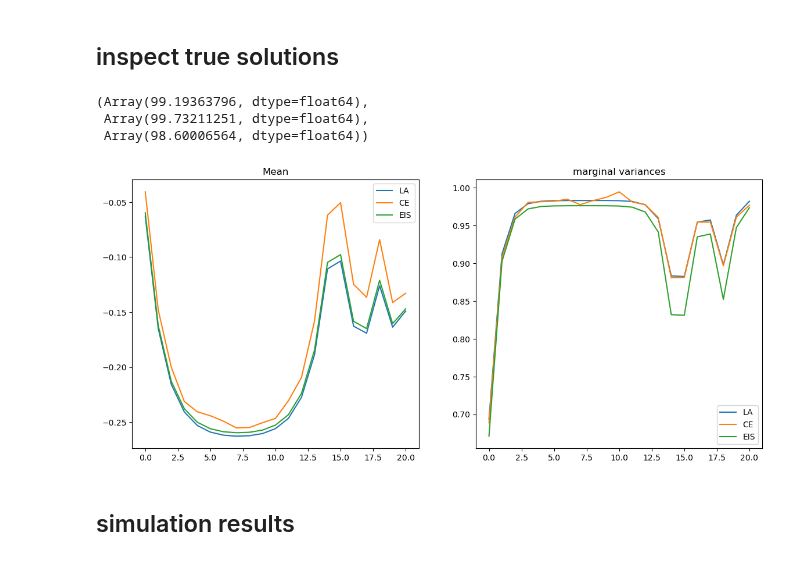
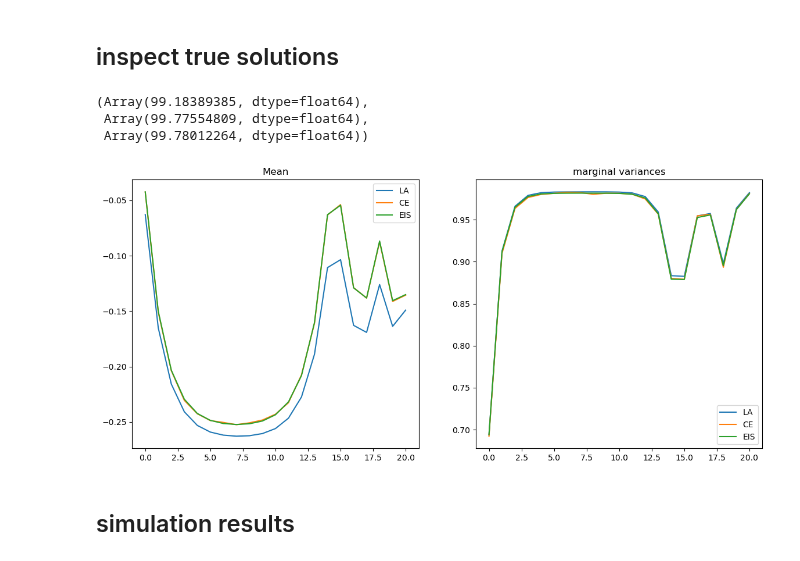
Before and after one commit to stefanheyder/dissertation, a Jupyter notebook: code/03_state_space_models/compare_ce_eis_mse.ipynb, the cells around one changed output. Cells and saved outputs as stored; diff of their text form; code cells hidden in the pictures.

Commit message:
Add simulation study and figures

```diff
--- a/code/03_state_space_models/compare_ce_eis_mse.ipynb
+++ b/code/03_state_space_models/compare_ce_eis_mse.ipynb
@@ -130,28 +133,29 @@ def ce_outcomes(N_ce, key, N_mse, true_mean, true_diag, true_off_diag, Y, x0, A,
 x0 = jnp.zeros(1)
 n = 20
 alpha = .5
-A = alpha * jnp.tile(jnp.eye(1)[None,:,:], (n, 1, 1))
+A_t = alpha * jnp.tile(jnp.eye(1)[None,:,:], (n, 1, 1))
 Sigma = (1 - alpha ** 2) * jnp.tile(jnp.eye(1)[None,:,:], (n + 1, 1, 1))
 
 # NB observations
 
 nb_model = nb_lcssm(
     x0,
-    A,
+    A_t,
     Sigma,
     jnp.tile(jnp.eye(1)[None, :,:], (n + 1, 1, 1)),
     .1
 )
-x0, A, Sigma, B, dist, xi = nb_model
+x0, A_t, Sigma, B, dist, xi = nb_model
 
 key = jrn.PRNGKey(342234)
 key, subkey = jrn.split(key)
 (X,), (Y,) = simulate_lcssm(*nb_model, 1, subkey)
 
-X_smooth, z_la, Omega_la = mode_estimation(Y, x0, A, Sigma, B, dist, xi, X, 10)
+s_init = vmap(jnp.dot)(B, X)
+X_smooth, z_la, Omega_la = mode_estimation(Y, x0, A_t, Sigma, B, dist, xi, s_init, 10)
 
 # more will result in OOMs
-N_true = int(1.5 * 1e5)
+N_true = int(1.5 * 1e6)
 N_mse = 100
 Ns = jnp.logspace(1,3.5,10).astype(jnp.int32)
 # %% [markdown]
@@ -190,7 +194,7 @@ results_la = pd.concat([
 # %%
 key, subkey = jrn.split(key)
 true_z_eis, true_omega_eis = modified_efficient_importance_sampling(
-    Y, x0, A, Sigma, B, xi, dist, z_la, Omega_la, 1, N_true, subkey,
+    Y, x0, A_t, Sigma, B, xi, dist, z_la, Omega_la, 1, N_true, subkey,
 )
 # %%
 single_N_run_eis = partial(
@@ -205,10 +209,17 @@ results_eis = pd.concat([
 ## CE simulation
 # %%
 key, subkey = jrn.split(key)
-samples_la, log_weights_la = lcssm_importance_sampling(Y, x0, A, Sigma, B, dist, xi, z_la, Omega_la, N_true, subkey)
+samples_la, log_weights_la = lcssm_importance_sampling(
+    Y, x0, A_t, Sigma, B, dist, xi, z_la, Omega_la, N_true, subkey
+)
 
 key, subkey = jrn.split(key)
-(true_diag, true_off_diag, true_mu), (_, log_weights_ce), _ = ce_cholesky_precision(Y, x0, A, Sigma, B, xi, dist, samples_la, log_weights_la, 1, N_true, subkey)
+initial_mean, (initial_diag, initial_off_diag) = forward_model_markov_process(z_la, x0, A_t, B, Sigma, Omega_la)
+# getting XLA error otherwise
+with jax.default_device(jax.devices("cpu")[0]):
+    (true_diag, true_off_diag, true_mu), (_, log_weights_ce), _ = ce_cholesky_precision(
+        Y, x0, A_t, Sigma, B, xi, dist, initial_mean, initial_diag, initial_off_diag, 1, N_true, subkey
+    )
 # %%
 single_N_run_ce = partial(
     ce_outcomes,
@@ -221,33 +232,33 @@ results_ce = pd.concat([
 # %% [markdown]
 ## inspect true solutions
 # %%
-_, log_weights_eis = lcssm_importance_sampling(Y, x0, A, Sigma, B, dist, xi, true_z_eis, true_omega_eis, N_true, subkey)
+_, log_weights_eis = lcssm_importance_sampling(Y, x0, A_t, Sigma, B, dist, xi, true_z_eis, true_omega_eis, N_true, subkey)
 ess_pct(log_weights_la), ess_pct(log_weights_ce), ess_pct(log_weights_eis)
 # %% [output]
-(Array(99.19363796, dtype=float64),
- Array(99.73211251, dtype=float64),
- Array(98.60006564, dtype=float64))
+(Array(99.18389385, dtype=float64),
+ Array(99.77554809, dtype=float64),
+ Array(99.78012264, dtype=float64))
 # %%
 ce_true_mu, ce_true_var = marginals(true_mu, true_diag, true_off_diag)
-eis_true_mu, eis_true_var = eis_marginals(x0, A, Sigma, B, true_z_eis, true_omega_eis)
-la_mu, la_var = eis_marginals(x0, A, Sigma, B, z_la, Omega_la)
+eis_true_mu, eis_true_var = eis_marginals(x0, A_t, Sigma, B, true_z_eis, true_omega_eis)
+la_mu, la_var = eis_marginals(x0, A_t, Sigma, B, z_la, Omega_la)
 
 
 fig, axs = plt.subplots(1,2, figsize=(14,6))
 
 axs[0].set_title("Mean")
 axs[0].plot(la_mu[:,0], label="LA")
 axs[0].plot(ce_true_mu[:,0], label="CE")
 axs[0].plot(eis_true_mu[:,0], label="EIS")
 axs[0].legend()
 axs[1].set_title("marginal variances")
 axs[1].plot(la_var[:,0], label="LA")
 axs[1].plot(ce_true_var[:,0], label="CE")
 axs[1].plot(eis_true_var[:,0], label="EIS")
 axs[1].legend()
 plt.show()
 # %% [output]
-[figure, old version]
+[figure, new version]
 # %% [markdown]
 ## simulation results
 # %%
```
Also changed, not shown: parts of 11 cells of this notebook, 7 other files.
